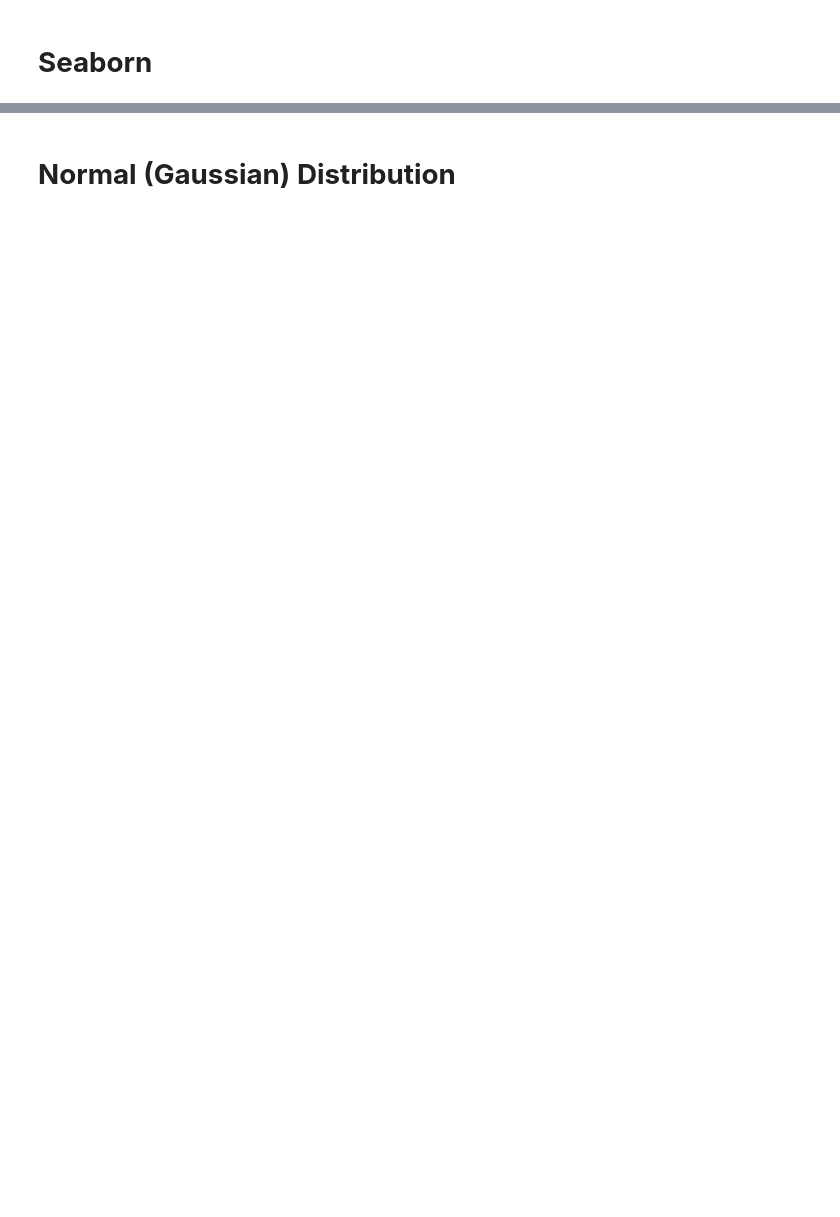
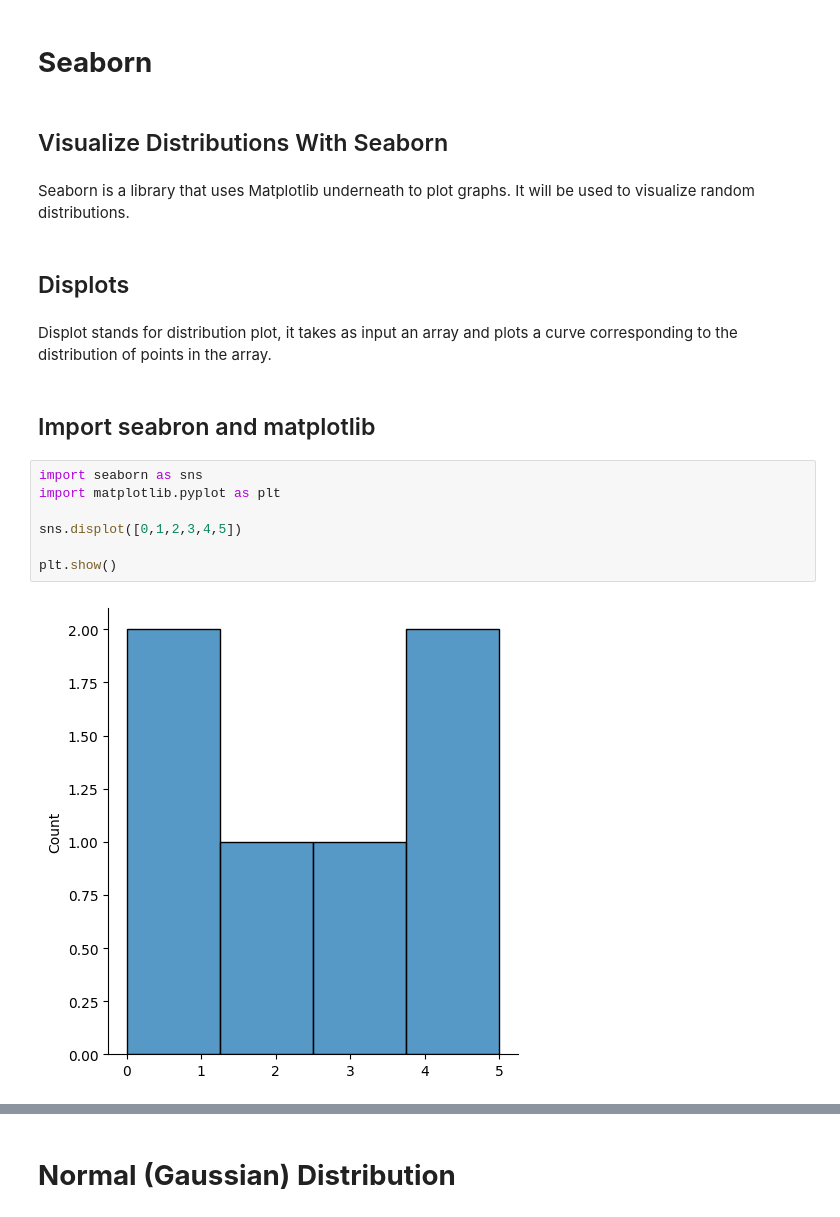
Before and after one commit to ItsMohamedAyman/NumPy, a Jupyter notebook: NumPy_Random.ipynb, the cells around one changed output, grey strips where cells are left out. Drawn from its saved outputs; the diff is of its cells as text; blank space fills up the shorter version.

```diff
--- a/NumPy_Random.ipynb
+++ b/NumPy_Random.ipynb
@@ -9,2 +182,21 @@
 # %% [markdown]
 # **Seaborn**
+# %% [markdown]
+## Visualize Distributions With Seaborn
+# %% [markdown]
+Seaborn is a library that uses Matplotlib underneath to plot graphs. It will be used to visualize random distributions.
+# %% [markdown]
+## Displots
+# %% [markdown]
+Displot stands for distribution plot, it takes as input an array and plots a curve corresponding to the distribution of points in the array.
+# %% [markdown]
+## Import seabron and matplotlib
+# %%
+import seaborn as sns
+import matplotlib.pyplot as plt
+
+sns.displot([0,1,2,3,4,5])
+
+plt.show()
+# %% [output]
+[figure, added]
```
Also changed, not shown: parts of 97 cells of this notebook.
